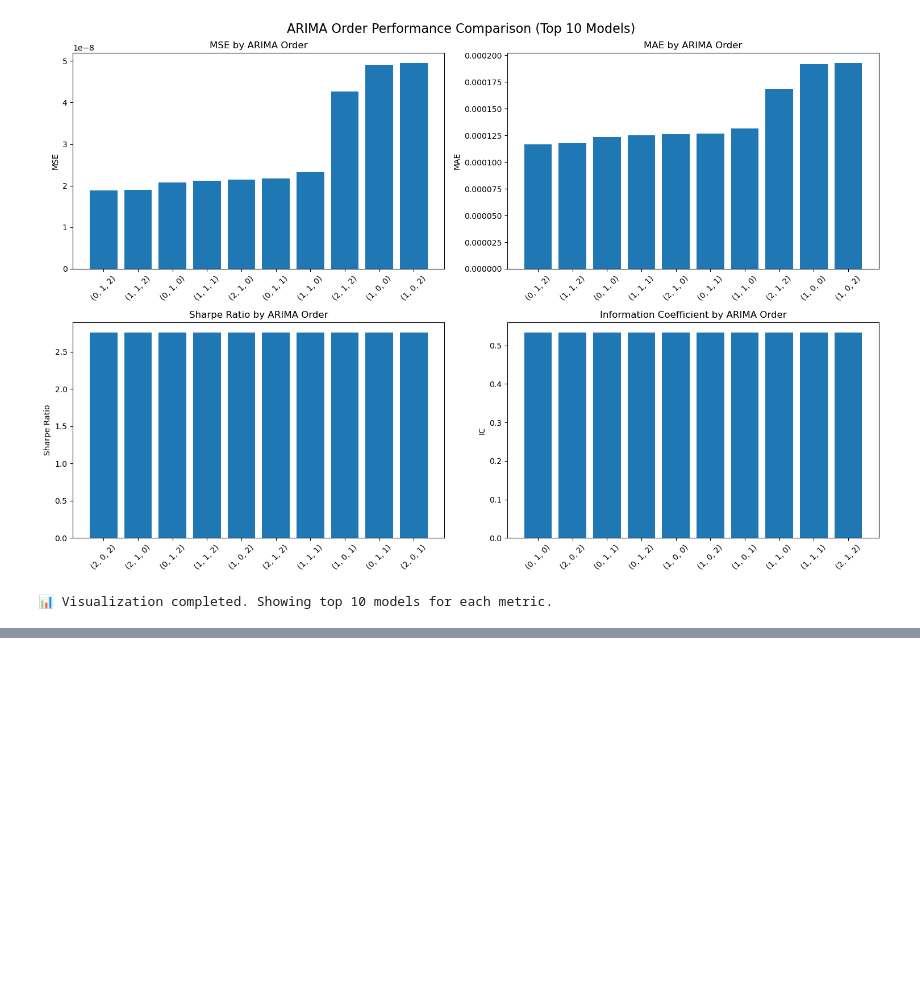
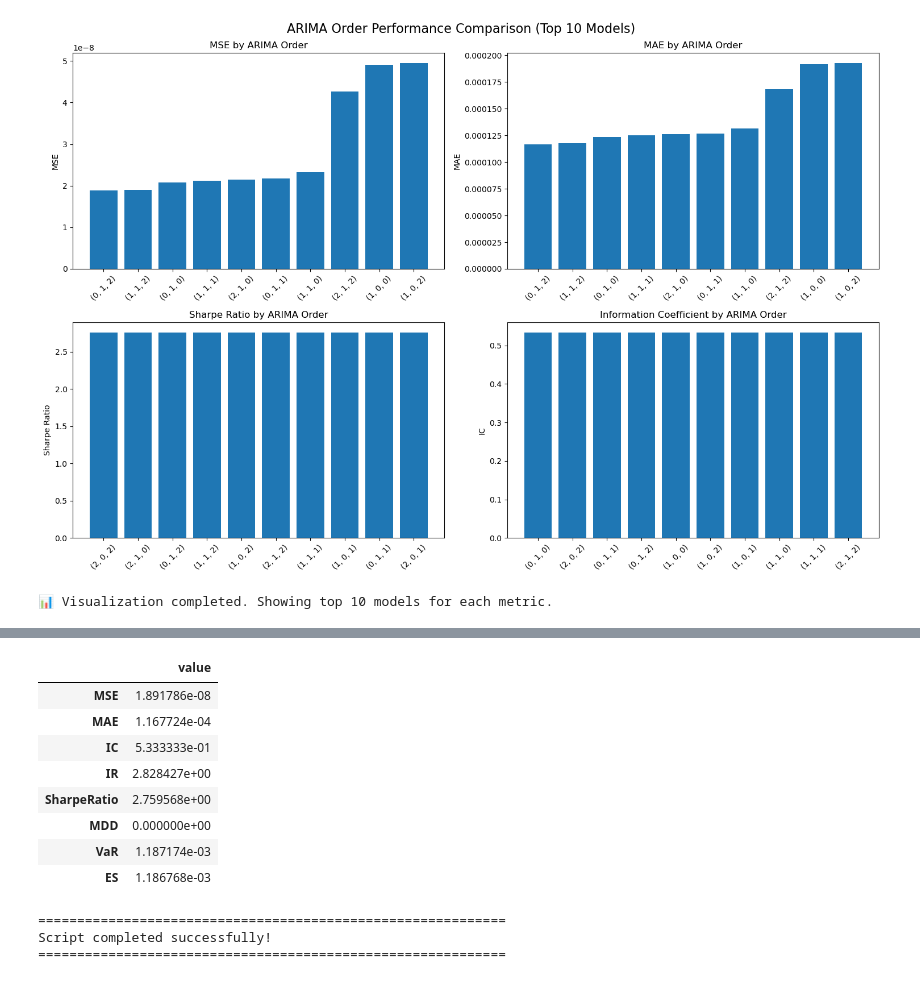
Before and after one commit to h5un/ICAIF_2025_Cryptocurrency_Forecasting_Starter_Kit, a Jupyter notebook: quickstart.ipynb, the cells around one changed output, grey strips where cells are left out. Drawn from its saved outputs; the diff is of its cells as text; code cells hidden in the pictures; blank space fills up the shorter version.

```diff
--- a/quickstart.ipynb
+++ b/quickstart.ipynb
@@ -553,0 +621,68 @@ if results and len(results) > 1:
+# %%
+# Local test on window_id {1,2} with y_test_local.pkl
+
+submission_df = submission_full.copy()
+
+if not y_local_path.exists():
+    warnings.warn(f"y_test_local_time.pkl not found at: {y_local_path}. Skip local eval.")
+else:
+    # NOTE: updated evaluate_all_metrics expects (y_true, y_pred, x_like, y_true_with_base, horizon_step)
+    from metrics import evaluate_all_metrics
+
+    target_wids = [1, 2]
+    y_local = pd.read_pickle(y_local_path)     # ground truth: ['window_id','time_step','close','event_datetime','token']
+    pred_local = submission_df[submission_df["window_id"].isin(target_wids)].copy()
+
+    # Integrity check: each selected window must have exactly 10 prediction steps
+    if not pred_local.empty:
+        _c = pred_local.groupby("window_id")["time_step"].nunique()
+        assert (_c == 10).all(), f"Incomplete prediction steps: {_c.to_dict()}"
+
+    # Build x_like from x_test: use time_step == 59 as base_close reference
+    x_test_local = x_test[x_test["window_id"].isin(target_wids)].copy()
+
+    # Normalize dtypes for consistency
+    for df in (y_local, pred_local, x_test_local):
+        if "window_id" in df: df["window_id"] = df["window_id"].astype("int32")
+        if "time_step" in df: df["time_step"] = df["time_step"].astype("int8")
+        if "close" in df: df["close"] = df["close"].astype("float32")
+        if "pred_close" in df: df["pred_close"] = df["pred_close"].astype("float32")
+
+    # Keep only ground truth for {1,2}
+    y_true_local = y_local[y_local["window_id"].isin(target_wids)].copy()
+
+    # Verify that y_true_local has event_datetime column
+    if "event_datetime" not in y_true_local.columns:
+        raise ValueError("y_test_local_time.pkl must contain 'event_datetime' column")
+
+    print(f"\ny_true_local columns: {y_true_local.columns.tolist()}")
+    print(f"pred_local columns: {pred_local.columns.tolist()}")
+    print(f"x_test_local columns: {x_test_local.columns.tolist()}")
+
+    # Compute metrics: error metrics + strategy-based (CSM/LOTQ/PW) Sharpe, MDD, VaR, ES
+    try:
+        metrics_dict = evaluate_all_metrics(
+            y_true=y_true_local,
+            y_pred=pred_local,
+            x_test=x_test_local,
+            alpha=0.05,
+        )
+
+        print("\n" + "="*60)
+        print("Local Evaluation on window_id 1 & 2 (using NEW metrics)")
+        print("="*60)
+
+        # Display metrics in a nice format
+        metrics_df = pd.DataFrame([metrics_dict]).T.rename(columns={0: "value"})
+        display(metrics_df)
+
+
+    except Exception as e:
+        print(f"\n❌ Error during metric evaluation: {e}")
+        import traceback
+        traceback.print_exc()
+
+print("\n" + "="*60)
+print("Script completed successfully!")
+print("="*60)
+# %% [output]
@@ -553,0 +696,12 @@ if results and len(results) > 1:
+|  | value |
+| MSE | 1.891786e-08 |
+| MAE | 1.167724e-04 |
+| IC | 5.333333e-01 |
+| IR | 2.828427e+00 |
+| SharpeRatio | 2.759568e+00 |
+| MDD | 0.000000e+00 |
+| VaR | 1.187174e-03 |
+| ES | 1.186768e-03 |
+============================================================
+Script completed successfully!
+============================================================
```
Also changed, not shown: parts of 4 cells of this notebook, 4 other files.
